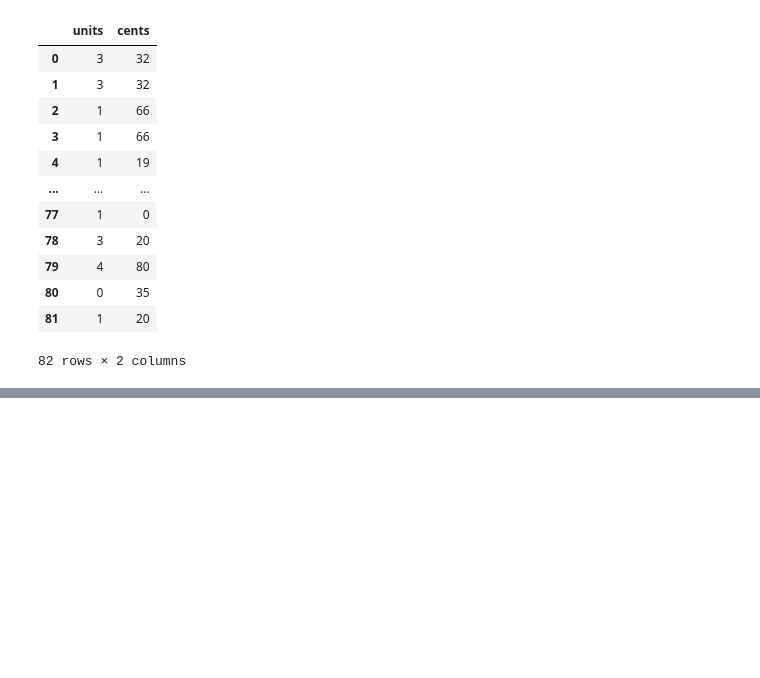
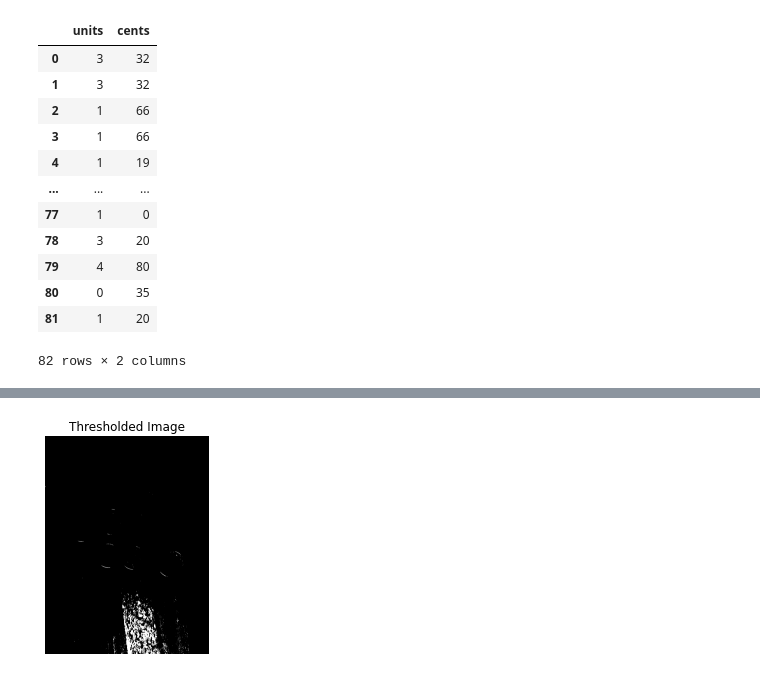
Before and after one commit to Ragnarock-16/CoinCounter, a Jupyter notebook: CoinCounter/notebook.ipynb, the cells around one changed output, grey strips where cells are left out. Drawn from its saved outputs; the diff is of its cells as text; code cells hidden in the pictures; blank space fills up the shorter version.

```diff
--- a/CoinCounter/notebook.ipynb
+++ b/CoinCounter/notebook.ipynb
@@ -97,0 +129,9 @@ plt.show()
+# %%
+_, thresholded_image = cv2.threshold(blurred, 150, 255, cv2.THRESH_BINARY)
+
+plt.imshow(thresholded_image, cmap='gray')
+plt.title('Thresholded Image')
+plt.axis('off')
+plt.show()
+# %% [output]
+[figure, added]
```
Also changed, not shown: parts of 20 cells of this notebook.
